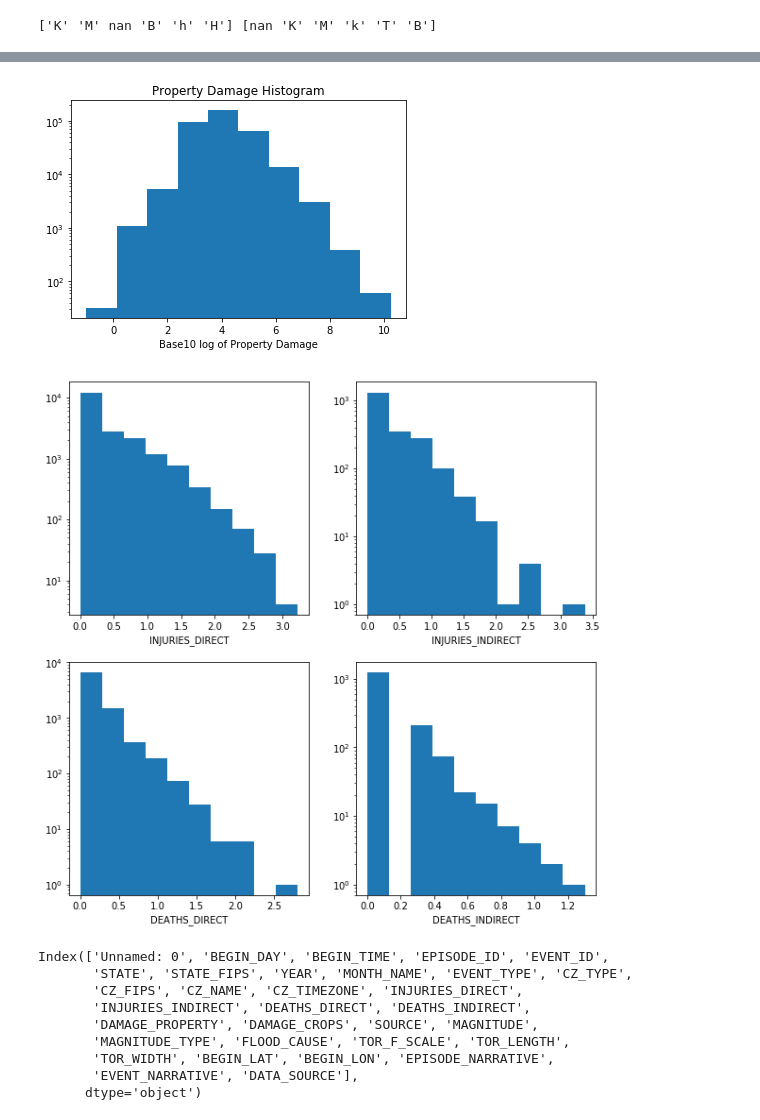
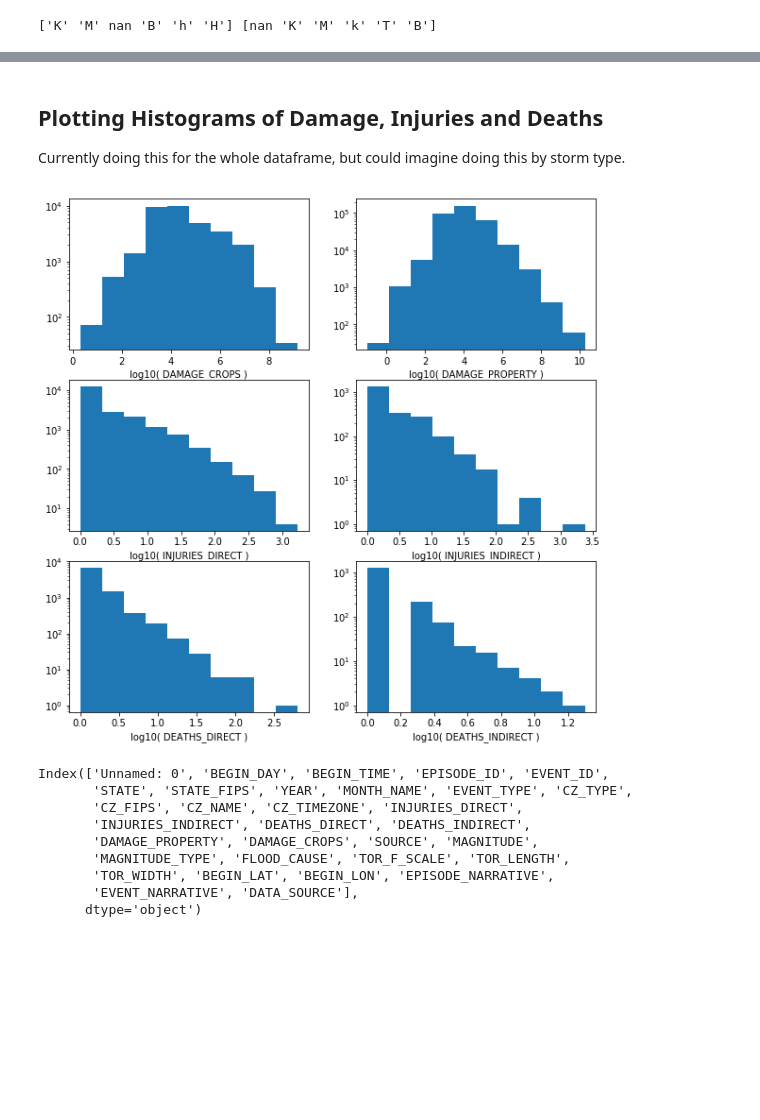
Before and after one commit to jmackrory/PDX_severe, a Jupyter notebook: clean_data.ipynb, the cells around one changed output, grey strips where cells are left out. Saved outputs shown, nothing was run; the diff lists cells and outputs as text; code cells hidden in the pictures; blank space fills up the shorter version.

```diff
--- a/clean_data.ipynb
+++ b/clean_data.ipynb
@@ -193,7 +191,11 @@ details (1471788, 51)
 4     36.30     -92.47  3618.0  9228.0
 # %%
 #from earlier dump to csv for same joint details dataframe.
-df_det=pd.read_csv('joint_data/details.csv.gz')
+try:
+    df_det=test_dict['details']
+except:
+    "Test_dict['details'] not found.  Loading from file"
+    df_det=pd.read_csv('joint_data/details.csv.gz')
 # %% [markdown]
 So around 1.5M rows in details, with initially 50 columns. Data goes back to 1950s.
 So, lots of redundant columns (particularly for dates).  Lots of missing values.
@@ -310,12 +310,12 @@ df_det['CZ_NAME']
 1471787     SAN DIEGO
 Name: CZ_NAME, Length: 1471788, dtype: object
 # %%
-drop_col=['BEGIN_YEARMONTH','END_YEARMONTH','END_DAY', 'END_TIME','WFO',
+drop_col=['Unnamed: 0','BEGIN_YEARMONTH','END_YEARMONTH','END_DAY', 'END_TIME','WFO',
 'BEGIN_DATE_TIME', 'END_DATE_TIME','CATEGORY',
 'TOR_OTHER_WFO','TOR_OTHER_CZ_STATE','TOR_OTHER_CZ_FIPS','TOR_OTHER_CZ_NAME',
 'BEGIN_RANGE','BEGIN_AZIMUTH','BEGIN_LOCATION',
 'END_RANGE','END_AZIMUTH','END_LOCATION',
 'END_LAT','END_LON']
 
-df_det_trim=df_det.drop(drop_col,axis=1)
+df_det_trim1=df_det.drop(drop_col,axis=1)
 # %%
@@ -406,5 +387,5 @@ def change_postfix(ser):
 dmg_crops=change_postfix(df_det['DAMAGE_CROPS'])
 dmg_prop=change_postfix(df_det['DAMAGE_PROPERTY'])
 # %%
-df_det_trim['DAMAGE_CROPS']=dmg_crops
-df_det_trim['DAMAGE_PROPERTY']=dmg_prop
+df_det_trim1['DAMAGE_CROPS']=dmg_crops
+df_det_trim1['DAMAGE_PROPERTY']=dmg_prop
@@ -427,22 +392,25 @@ plt.show()
-# %%
-plt.hist(np.log10(dmg_prop[dmg_prop>0]),log=True)
-plt.title('Property Damage Histogram')
-plt.xlabel('Base10 log of Property Damage')
-plt.show()
-# %% [output]
-[figure, removed]
+# %% [markdown]
+## Plotting Histograms of Damage, Injuries and Deaths
+
+Currently doing this for the whole dataframe, but could imagine doing this by storm type.
 # %%
-name_list=['INJURIES_DIRECT', 'INJURIES_INDIRECT', 'DEATHS_DIRECT', 'DEATHS_INDIRECT']
-plt.figure(figsize=(10,10))
-for i in range(4):
-    plt.subplot(2,2,i+1)
-    name=name_list[i]
-    msk=df_det[name]>0
-    plt.hist(np.log10(df_det.loc[msk,name]),log=True)
-    plt.xlabel(name)
+def plot_log_log_histograms(df,name_list):
 
-plt.show()
+    plt.figure(figsize=(10,10))
+    ncol=2
+    nrow=np.ceil(len(name_list)/ncol)
+    for i in range(len(name_list)):
+        plt.subplot(nrow,ncol,i+1)
+        name=name_list[i]
+        msk=df[name]>0
+        plt.hist(np.log10(df.loc[msk,name]),log=True)
+        plt.xlabel('log10( {} )'.format(name))
+
+    plt.show()
+
+name_list=['DAMAGE_CROPS','DAMAGE_PROPERTY','INJURIES_DIRECT', 'INJURIES_INDIRECT', 'DEATHS_DIRECT', 'DEATHS_INDIRECT']
+plot_log_log_histograms(df_det_trim1,name_list)
 # %% [output]
-[figure, old version]
+[figure, new version]
 # %%
 #Write to compressed csv.
```
Also changed, not shown: parts of 28 cells of this notebook, 3 other files.
